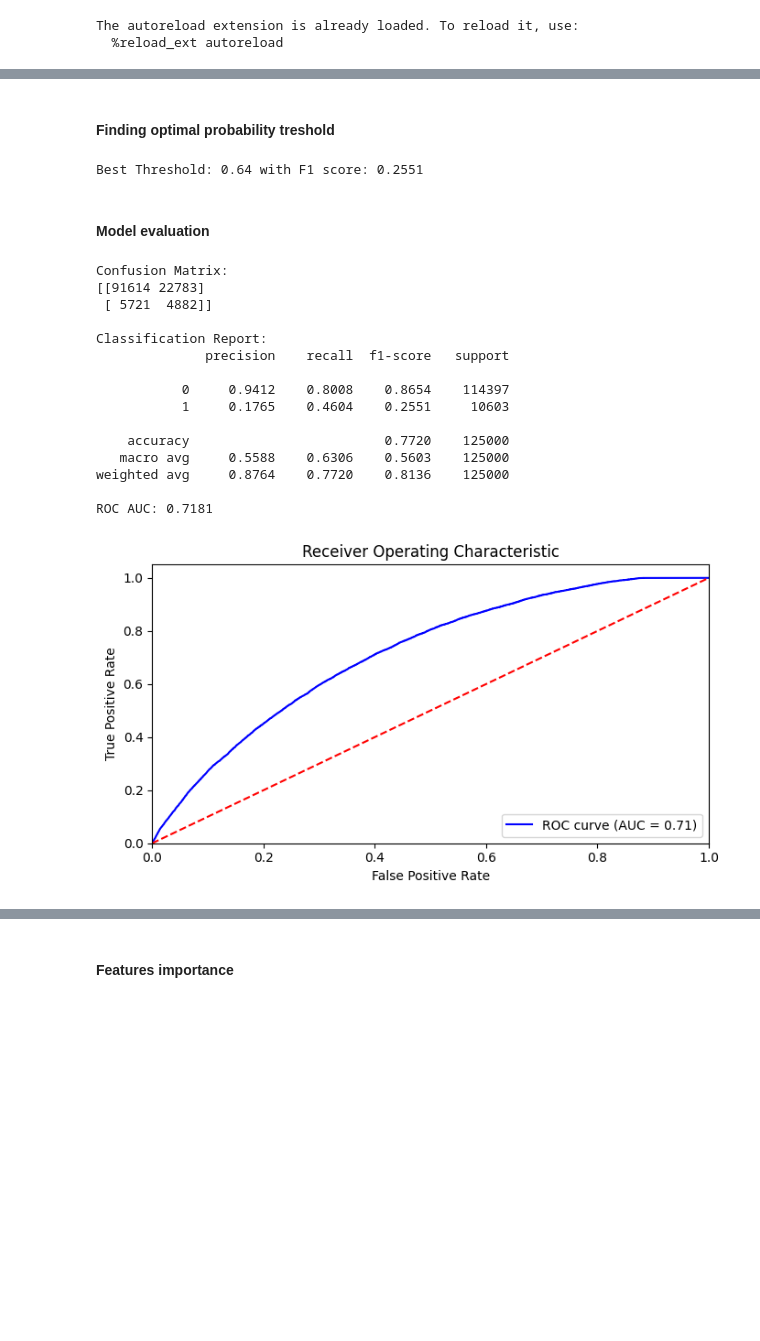
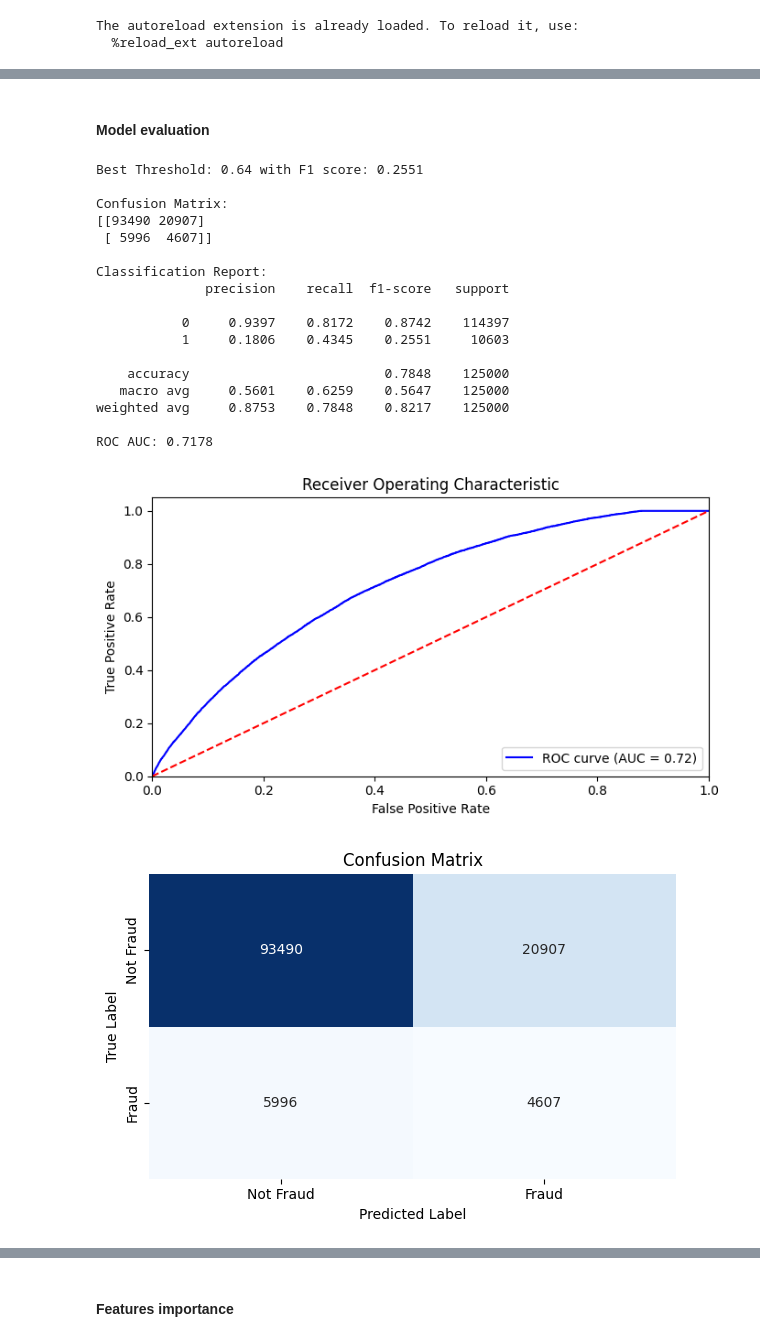
Before and after one commit to b-szczesniak/hackathon-entry, a Jupyter notebook: src/notebooks/model.ipynb, the cells around one changed output, grey strips where cells are left out. Cells and saved outputs as stored; diff of their text form; code cells hidden in the pictures; blank space fills up the shorter version.

```diff
--- a/src/notebooks/model.ipynb
+++ b/src/notebooks/model.ipynb
@@ -72,40 +65,25 @@ XGBClassifier(base_score=None, booster=None, callbacks=None,
               n_jobs=None, num_parallel_tree=None, ...)
-# %% [markdown]
-#### Finding optimal probability treshold
-# %%
-y_pred_prob = model.predict_proba(X_test)[:, 1]
-
-best_thresh, best_f1 = find_best_threshold(y_test, y_pred_prob, metric='f1', verbose=False)
-print(f"\nBest Threshold: {best_thresh:.2f} with F1 score: {best_f1:.4f}")
-
-y_pred = (y_pred_prob >= best_thresh).astype(int)
-# %% [output]
-Best Threshold: 0.64 with F1 score: 0.2551
 # %% [markdown]
 #### Model evaluation
 # %%
-print("\nConfusion Matrix:")
-print(confusion_matrix(y_test, y_pred))
-print("\nClassification Report:")
-print(classification_report(y_test, y_pred, digits=4))
-print(f"ROC AUC: {roc_auc_score(y_test, y_pred_prob):.4f}")
+plot_stat_results(xgb, X_test, y_test)
 # %% [output]
+Best Threshold: 0.64 with F1 score: 0.2551
+
 Confusion Matrix:
-[[91614 22783]
- [ 5721  4882]]
+[[93490 20907]
+ [ 5996  4607]]
 
 Classification Report:
               precision    recall  f1-score   support
 
-           0     0.9412    0.8008    0.8654    114397
-           1     0.1765    0.4604    0.2551     10603
+           0     0.9397    0.8172    0.8742    114397
+           1     0.1806    0.4345    0.2551     10603
 
-    accuracy                         0.7720    125000
-   macro avg     0.5588    0.6306    0.5603    125000
-weighted avg     0.8764    0.7720    0.8136    125000
+    accuracy                         0.7848    125000
+   macro avg     0.5601    0.6259    0.5647    125000
+weighted avg     0.8753    0.7848    0.8217    125000
 
-ROC AUC: 0.7181
+ROC AUC: 0.7178
+[figure, added]
+[figure, added]
-# %%
-plot_roc(y_test, y_pred_prob)
-# %% [output]
-[figure, removed]
```
Also changed, not shown: parts of 27 cells of this notebook, 5 other files.
